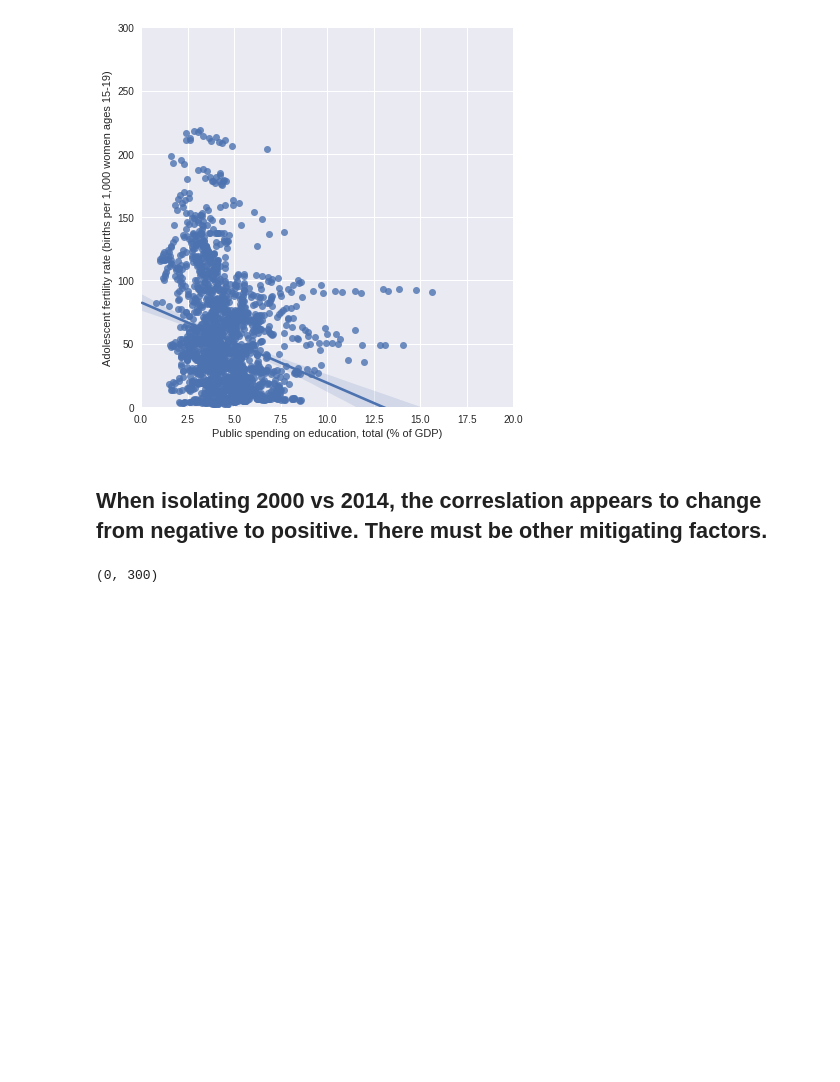
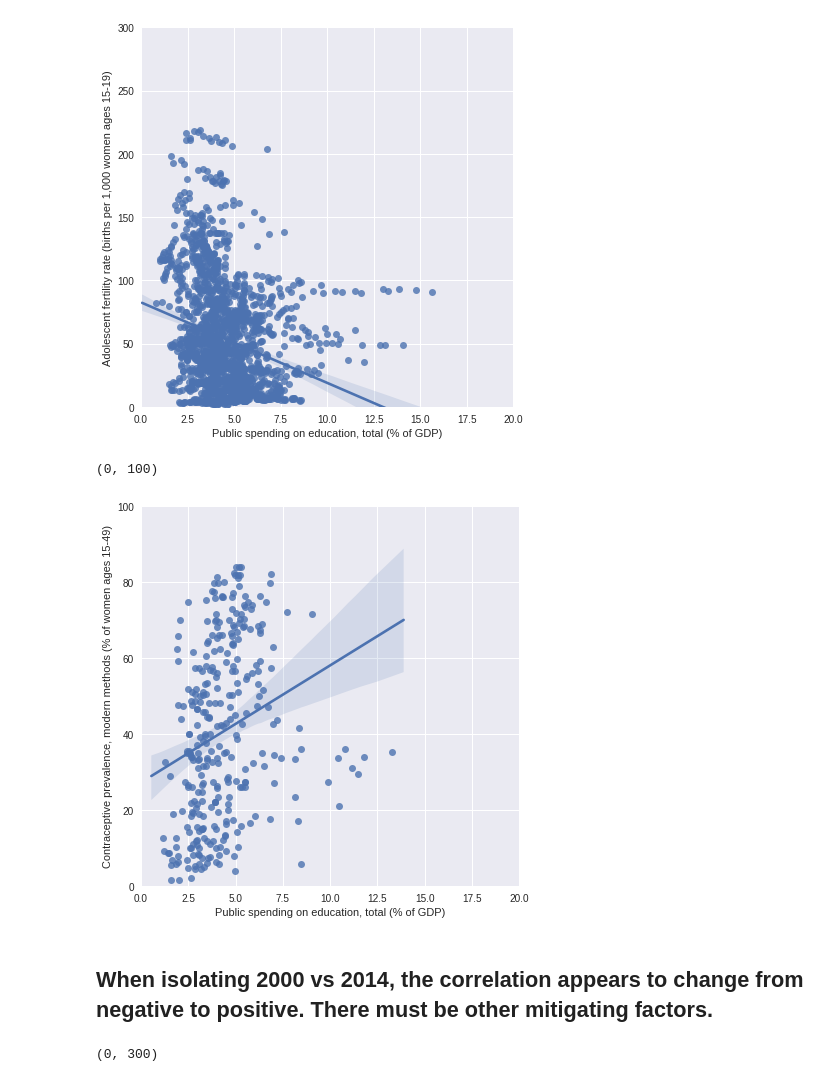
Before and after one commit to circushaase/Capstone-1_WorldBank_GenderData, a Jupyter notebook: Data_story.ipynb, the cells around one changed output. Drawn from its saved outputs; the diff is of its cells as text; code cells hidden in the pictures; blank space fills up the shorter version.

```diff
--- a/Data_story.ipynb
+++ b/Data_story.ipynb
@@ -86,8 +95,17 @@ plt.ylim(0, 300)
 # %% [output]
 (0, 300)
 [figure]
+# %%
+#Regression plot of Public education spending vs Contraceptive prevalence
+b = sns.FacetGrid(df, size=6)
+b.map(sns.regplot, "Public spending on education, total (% of GDP)", "Contraceptive prevalence, modern methods (% of women ages 15-49)")
+plt.xlim(0, 20)
+plt.ylim(0, 100)
+# %% [output]
+(0, 100)
+[figure, added]
 # %% [markdown]
-## When isolating 2000 vs 2014, the correslation appears to change from negative to positive. There must be other mitigating factors.
+## When isolating 2000 vs 2014, the correlation appears to change from negative to positive. There must be other mitigating factors.
 # %%
 #Two regressieon plots looking at Public education spending vs Adolescent birth rate in 2000 and 2014
 g = sns.FacetGrid(dfcomp, col="year", size=6)
```
Also changed, not shown: parts of 1 cell of this notebook, 1 other file.
